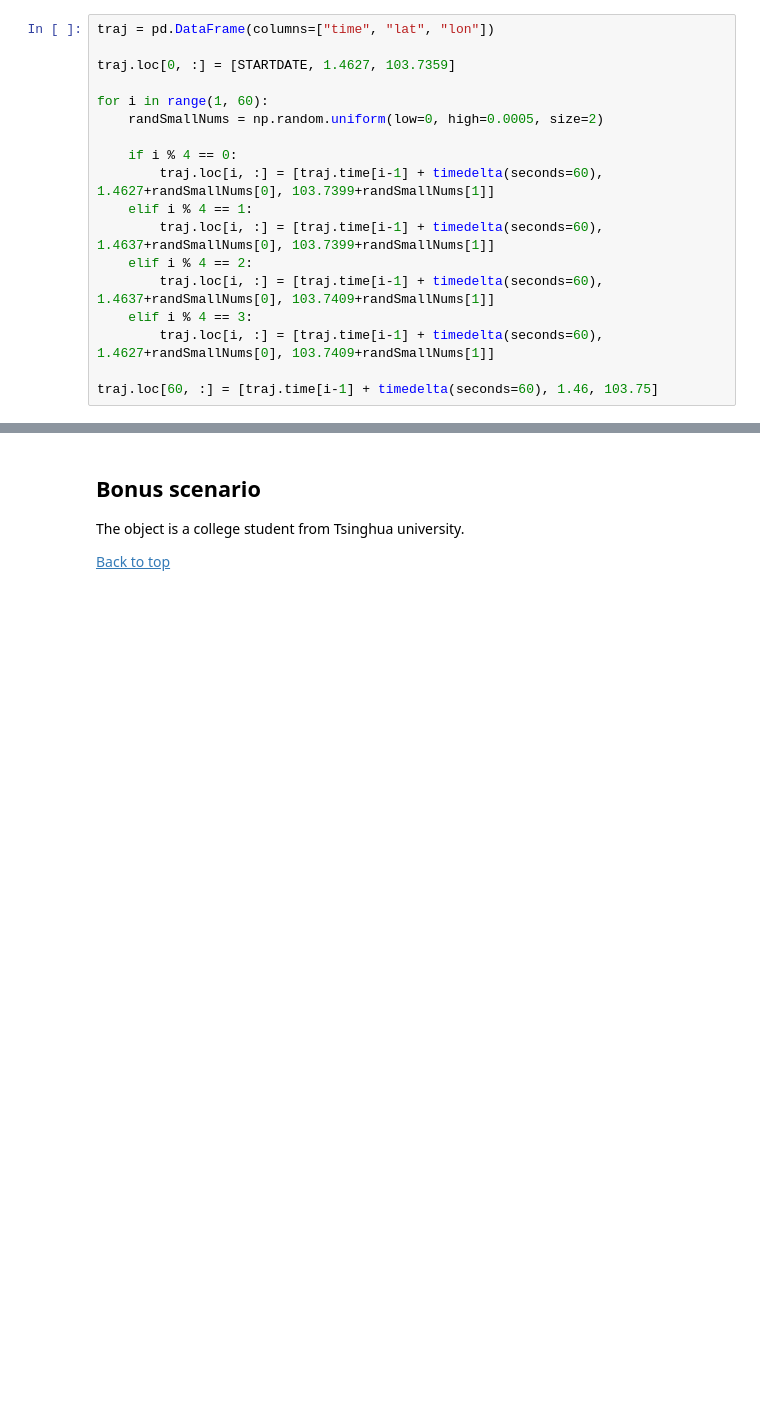
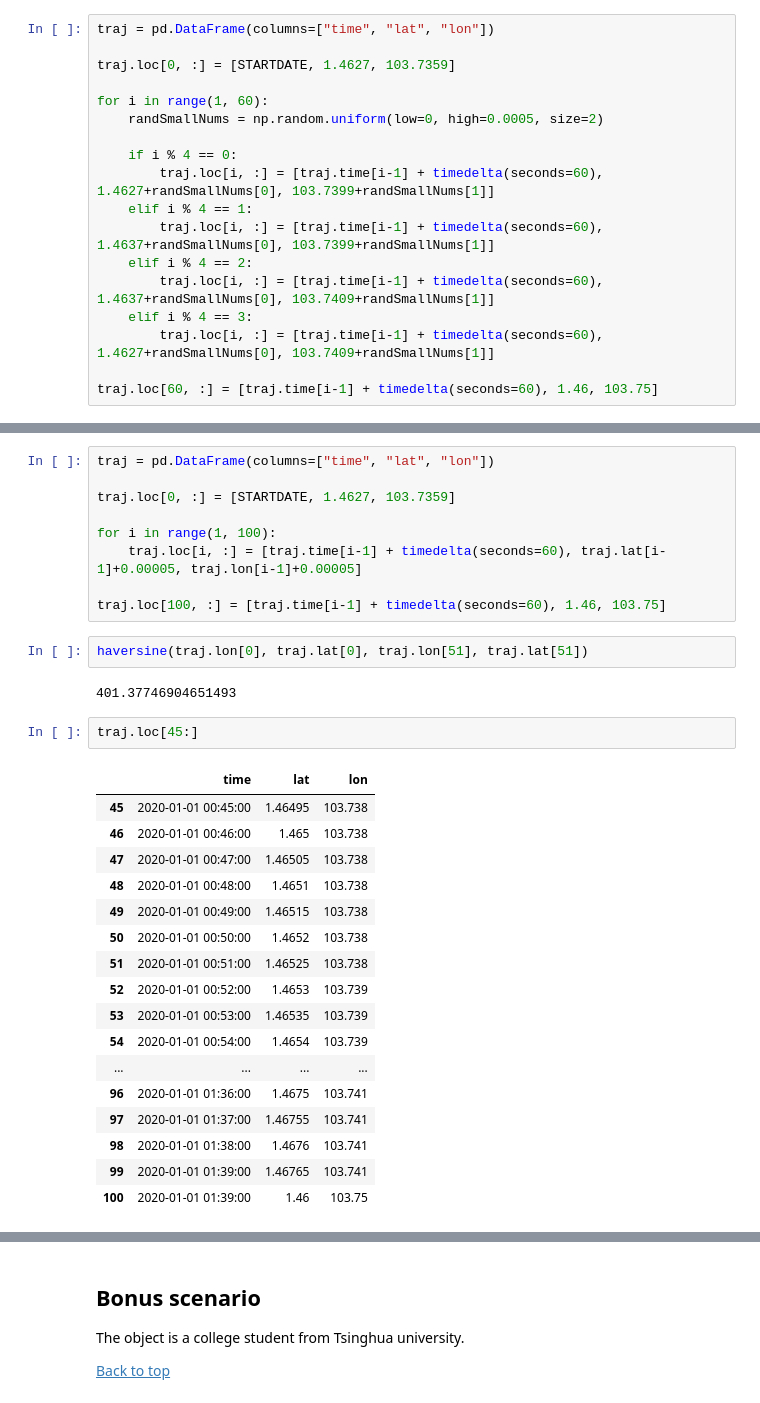
Before and after one commit to tyqiangz/Trajectory-Data-Mining, a Jupyter notebook: Stay Point Detection Algorithm Testing.ipynb, the cells around one changed output, grey strips where cells are left out. Drawn from its saved outputs; the diff is of its cells as text; blank space fills up the shorter version.

```diff
--- a/Stay Point Detection Algorithm Testing.ipynb
+++ b/Stay Point Detection Algorithm Testing.ipynb
@@ -509,0 +521,33 @@ plot(traj, stayPoints, zoom_start=16)
+# %%
+traj = pd.DataFrame(columns=["time", "lat", "lon"])
+
+traj.loc[0, :] = [STARTDATE, 1.4627, 103.7359]
+
+for i in range(1, 100):
+    traj.loc[i, :] = [traj.time[i-1] + timedelta(seconds=60), traj.lat[i-1]+0.00005, traj.lon[i-1]+0.00005]
+
+traj.loc[100, :] = [traj.time[i-1] + timedelta(seconds=60), 1.46, 103.75]
+# %%
+haversine(traj.lon[0], traj.lat[0], traj.lon[51], traj.lat[51])
+# %% [output]
+401.37746904651493
+# %%
+traj.loc[45:]
+# %% [output]
+|  | time | lat | lon |
+| 45 | 2020-01-01 00:45:00 | 1.46495 | 103.738 |
+| 46 | 2020-01-01 00:46:00 | 1.465 | 103.738 |
+| 47 | 2020-01-01 00:47:00 | 1.46505 | 103.738 |
+| 48 | 2020-01-01 00:48:00 | 1.4651 | 103.738 |
+| 49 | 2020-01-01 00:49:00 | 1.46515 | 103.738 |
+| 50 | 2020-01-01 00:50:00 | 1.4652 | 103.738 |
+| 51 | 2020-01-01 00:51:00 | 1.46525 | 103.738 |
+| 52 | 2020-01-01 00:52:00 | 1.4653 | 103.739 |
+| 53 | 2020-01-01 00:53:00 | 1.46535 | 103.739 |
+| 54 | 2020-01-01 00:54:00 | 1.4654 | 103.739 |
+| ... | ... | ... | ... |
+| 96 | 2020-01-01 01:36:00 | 1.4675 | 103.741 |
+| 97 | 2020-01-01 01:37:00 | 1.46755 | 103.741 |
+| 98 | 2020-01-01 01:38:00 | 1.4676 | 103.741 |
+| 99 | 2020-01-01 01:39:00 | 1.46765 | 103.741 |
+| 100 | 2020-01-01 01:39:00 | 1.46 | 103.75 |
```
Also changed, not shown: parts of 21 cells of this notebook.
